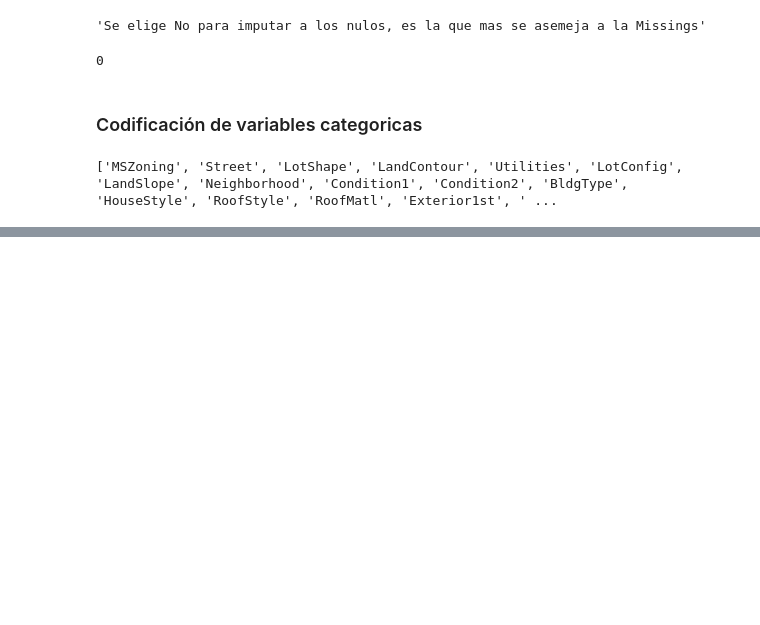
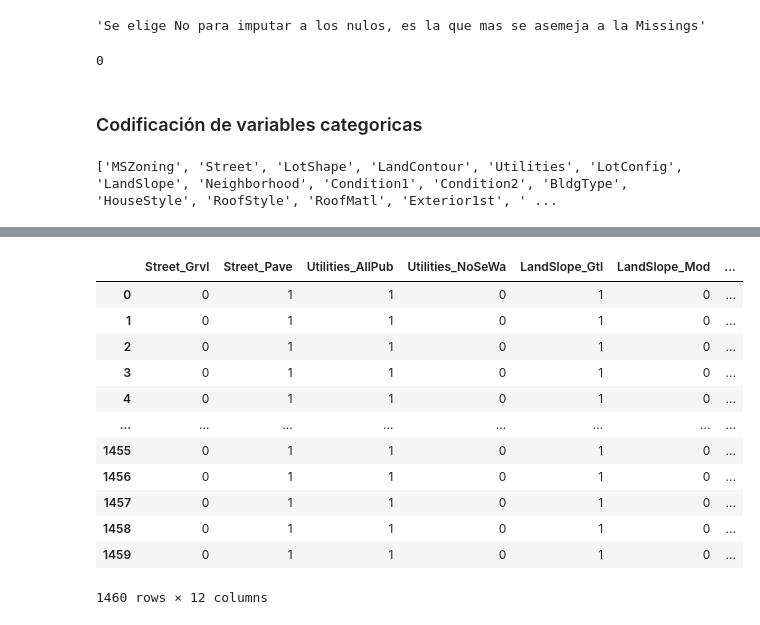
Before and after one commit to LeoContreras8/Laboratorio-1, a Jupyter notebook: Laboratorio1.ipynb, the cells around one changed output, grey strips where cells are left out. Saved outputs shown, nothing was run; the diff lists cells and outputs as text; code cells hidden in the pictures; blank space fills up the shorter version.

```diff
--- a/Laboratorio1.ipynb
+++ b/Laboratorio1.ipynb
@@ -600,0 +610,19 @@ Name: SaleCondition, dtype: int64
+# %%
+##Funcion para hacer One Hot Encoding a las variables que apican
+
+dataset_one=pd.get_dummies(dataset[one_hot_encoding])
+dataset_one
+# %% [output]
+|  | Street_Grvl | Street_Pave | Utilities_AllPub | Utilities_NoSeWa | LandSlope_Gtl | LandSlope_Mod | ... |
+| 0 | 0 | 1 | 1 | 0 | 1 | 0 | ... |
+| 1 | 0 | 1 | 1 | 0 | 1 | 0 | ... |
+| 2 | 0 | 1 | 1 | 0 | 1 | 0 | ... |
+| 3 | 0 | 1 | 1 | 0 | 1 | 0 | ... |
+| 4 | 0 | 1 | 1 | 0 | 1 | 0 | ... |
+| ... | ... | ... | ... | ... | ... | ... | ... |
+| 1455 | 0 | 1 | 1 | 0 | 1 | 0 | ... |
+| 1456 | 0 | 1 | 1 | 0 | 1 | 0 | ... |
+| 1457 | 0 | 1 | 1 | 0 | 1 | 0 | ... |
+| 1458 | 0 | 1 | 1 | 0 | 1 | 0 | ... |
+| 1459 | 0 | 1 | 1 | 0 | 1 | 0 | ... |
+1460 rows × 12 columns
```
Also changed, not shown: parts of 7 cells of this notebook.
